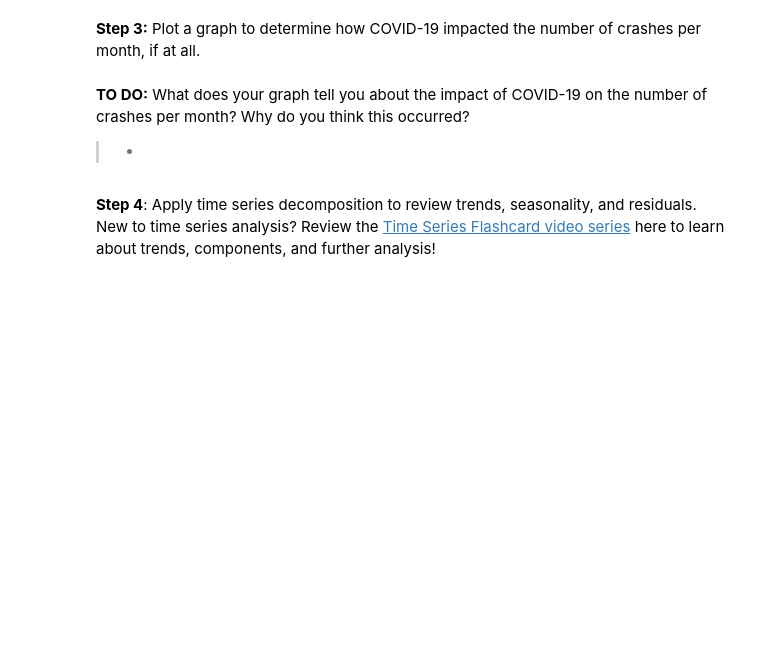
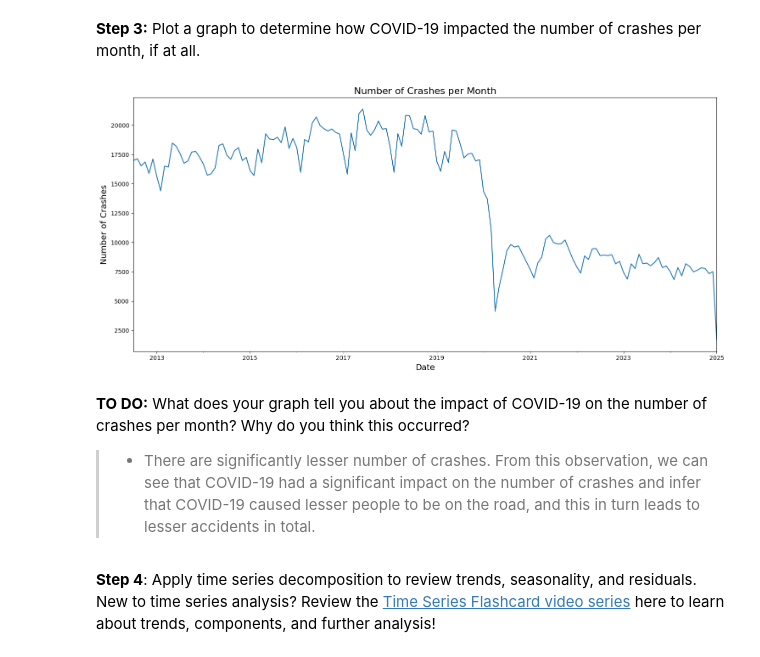
Before and after one commit to SilentStorm2k/Transportation-Data-Science-Project, a Jupyter notebook: Explorer_TDSP_Shivvanandh_Mohan.ipynb, the cells around one changed output. Cells and saved outputs as stored; diff of their text form; code cells hidden in the pictures; blank space fills up the shorter version.

```diff
--- a/Explorer_TDSP_Shivvanandh_Mohan.ipynb
+++ b/Explorer_TDSP_Shivvanandh_Mohan.ipynb
@@ -394,23 +399,25 @@ plt.show()
 Plot a graph to determine how COVID-19 impacted the number of crashes per month, if at all.
 # %%
 # Convert 'CRASH DATE' to datetime format
-data['CRASH DATE'] = pd.to_datetime(__________)
+data['CRASH DATE'] = pd.to_datetime(data['CRASH DATE'])
 
 # Group by month and year to get the number of crashes per month
-monthly_crashes = data.groupby(__________.dt.to_period("M")).size()
+monthly_crashes = data.groupby(data['CRASH DATE'].dt.to_period("M")).size()
 
 # Plotting the trend over time
 plt.figure(figsize=(15, 7))
 monthly_crashes.plot()
 plt.title('Number of Crashes per Month', fontsize=16)
 plt.xlabel('Date', fontsize=14)
 plt.ylabel('Number of Crashes', fontsize=14)
 plt.tight_layout()
 plt.show()
+# %% [output]
+[figure, added]
 # %% [markdown]
 **TO DO:** What does your graph tell you about the impact of COVID-19 on the number of crashes per month? Why do you think this occurred?
 
-> *
+> *  There are significantly lesser number of crashes. From this observation, we can see that COVID-19 had a significant impact on the number of crashes and infer that COVID-19 caused lesser people to be on the road, and this in turn leads to lesser accidents in total.
 # %% [markdown]
 **Step 4**: Apply time series decomposition to review trends, seasonality, and residuals. New to time series analysis? Review the [Time Series Flashcard video series](https://youtube.com/playlist?list=PLNs9ZO9jGtUAqd0CNKySksPJJaOqYPMvk&feature=shared) here to learn about trends, components, and further analysis!
 # %%
```
Also changed, not shown: parts of 6 cells of this notebook.
